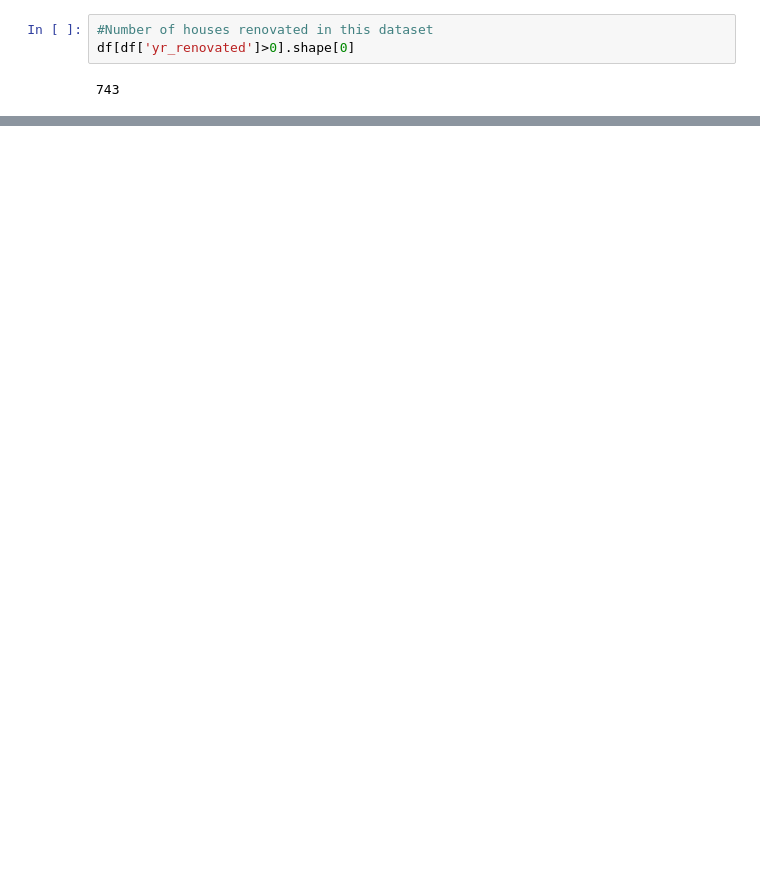
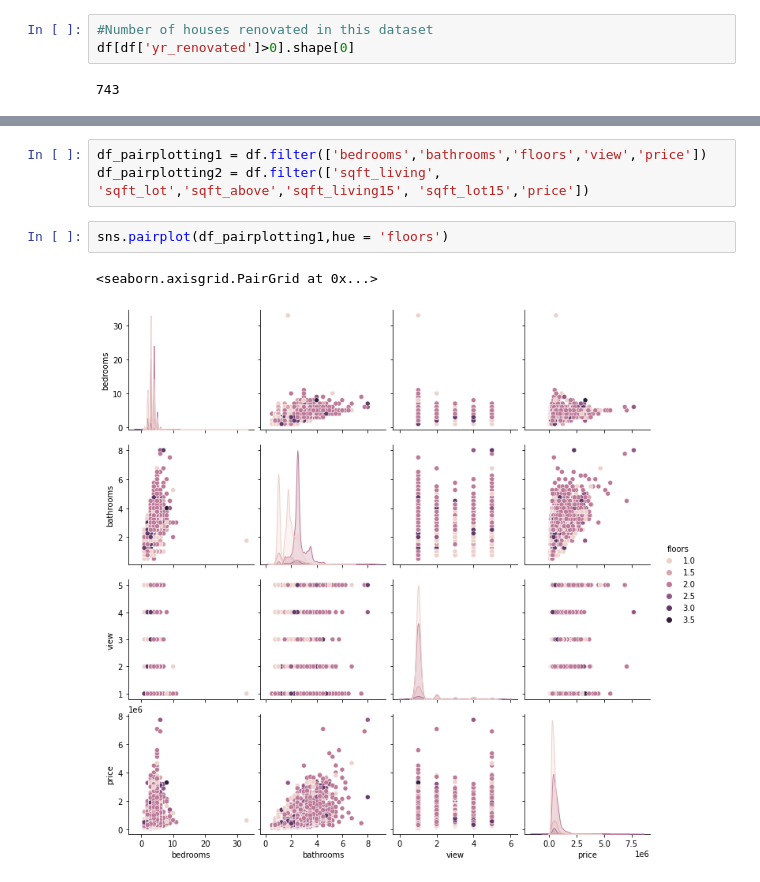
Before and after one commit to ssaeed85/dsc-ph2-KingsCountyRealEstate, a Jupyter notebook: Workspace/Saad/Notebook.ipynb, the cells around one changed output, grey strips where cells are left out. Cells and saved outputs as stored; diff of their text form; blank space fills up the shorter version.

Commit message:
pair plotting

```diff
--- a/Workspace/Saad/Notebook.ipynb
+++ b/Workspace/Saad/Notebook.ipynb
@@ -96,0 +70,8 @@ df.select_dtypes(np.number)
+# %%
+df_pairplotting1 = df.filter(['bedrooms','bathrooms','floors','view','price'])
+df_pairplotting2 = df.filter(['sqft_living', 'sqft_lot','sqft_above','sqft_living15', 'sqft_lot15','price'])
+# %%
+sns.pairplot(df_pairplotting1,hue = 'floors')
+# %% [output]
+<seaborn.axisgrid.PairGrid at 0x...>
+[figure, added]
```
Also changed, not shown: parts of 10 cells of this notebook.
